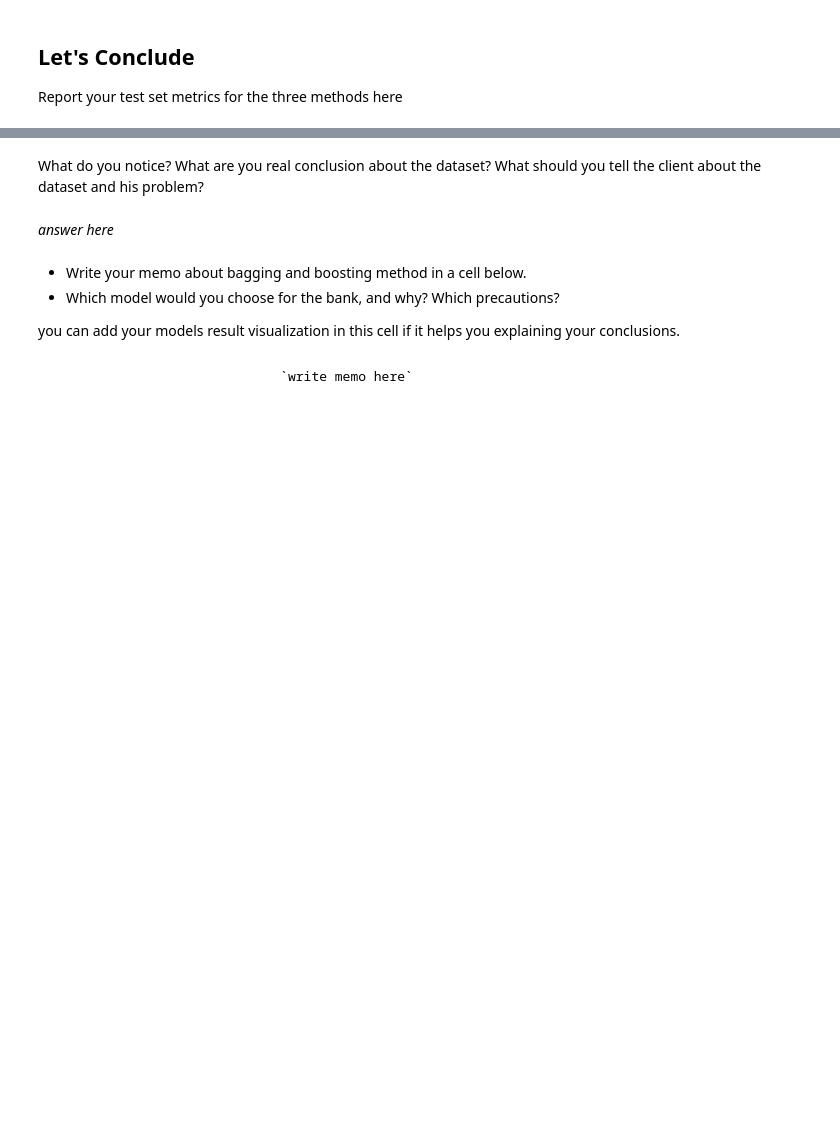
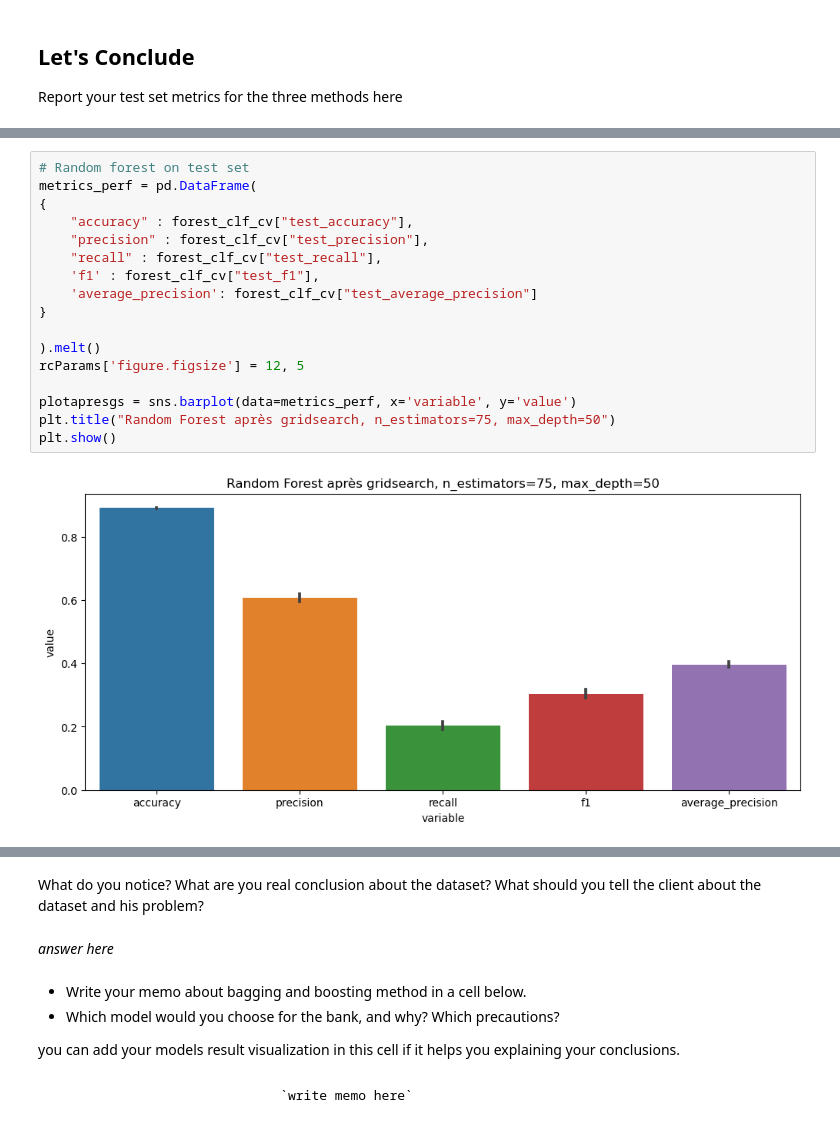
Before and after one commit to LexouLam/ML2, a Jupyter notebook: notebooks/A2_ML2_EnsembleLearning_v2.ipynb, the cells around one changed output, grey strips where cells are left out. Saved outputs shown, nothing was run; the diff lists cells and outputs as text; blank space fills up the shorter version.

```diff
--- a/notebooks/A2_ML2_EnsembleLearning_v2.ipynb
+++ b/notebooks/A2_ML2_EnsembleLearning_v2.ipynb
@@ -1094,0 +1261,19 @@ Report your test set metrics for the three methods here
+# %%
+# Random forest on test set
+metrics_perf = pd.DataFrame(
+{
+    "accuracy" : forest_clf_cv["test_accuracy"],
+    "precision" : forest_clf_cv["test_precision"],
+    "recall" : forest_clf_cv["test_recall"],
+    'f1' : forest_clf_cv["test_f1"],
+    'average_precision': forest_clf_cv["test_average_precision"]
+}
+
+).melt()
+rcParams['figure.figsize'] = 12, 5
+
+plotapresgs = sns.barplot(data=metrics_perf, x='variable', y='value')
+plt.title("Random Forest après gridsearch, n_estimators=75, max_depth=50")
+plt.show()
+# %% [output]
+[figure, added]
```
Also changed, not shown: parts of 30 cells of this notebook, 1 other file.
